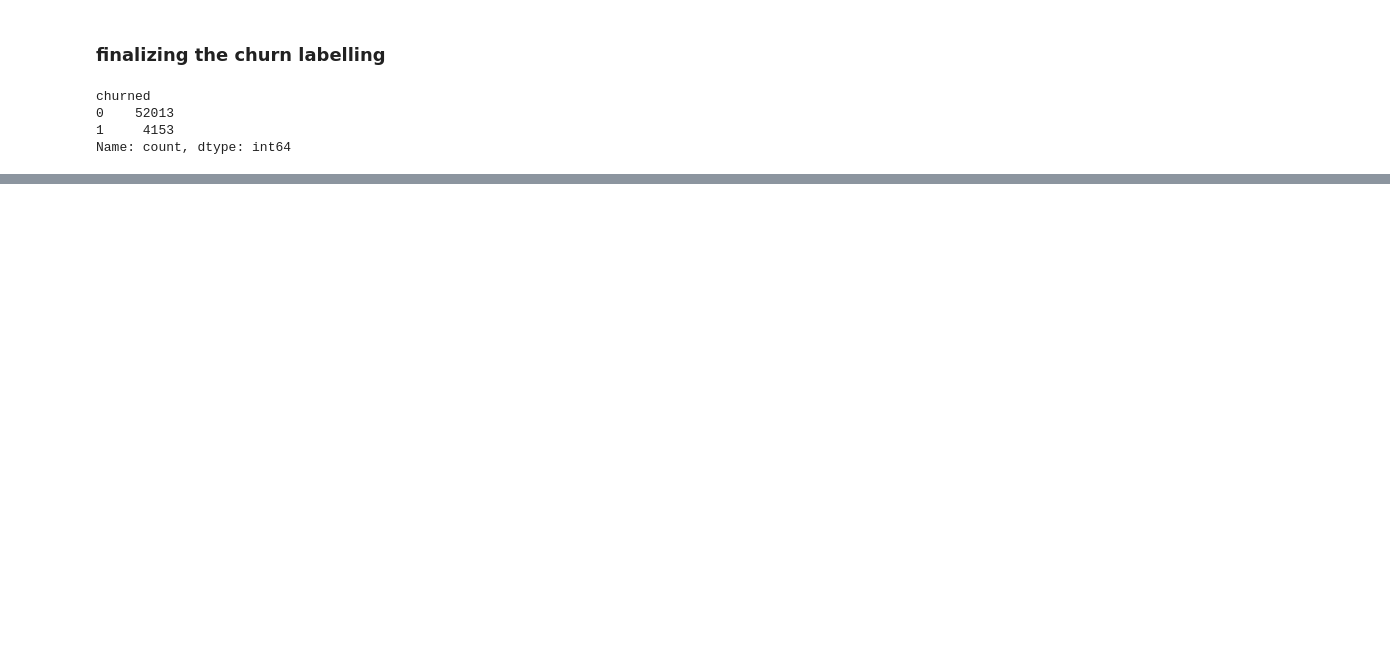
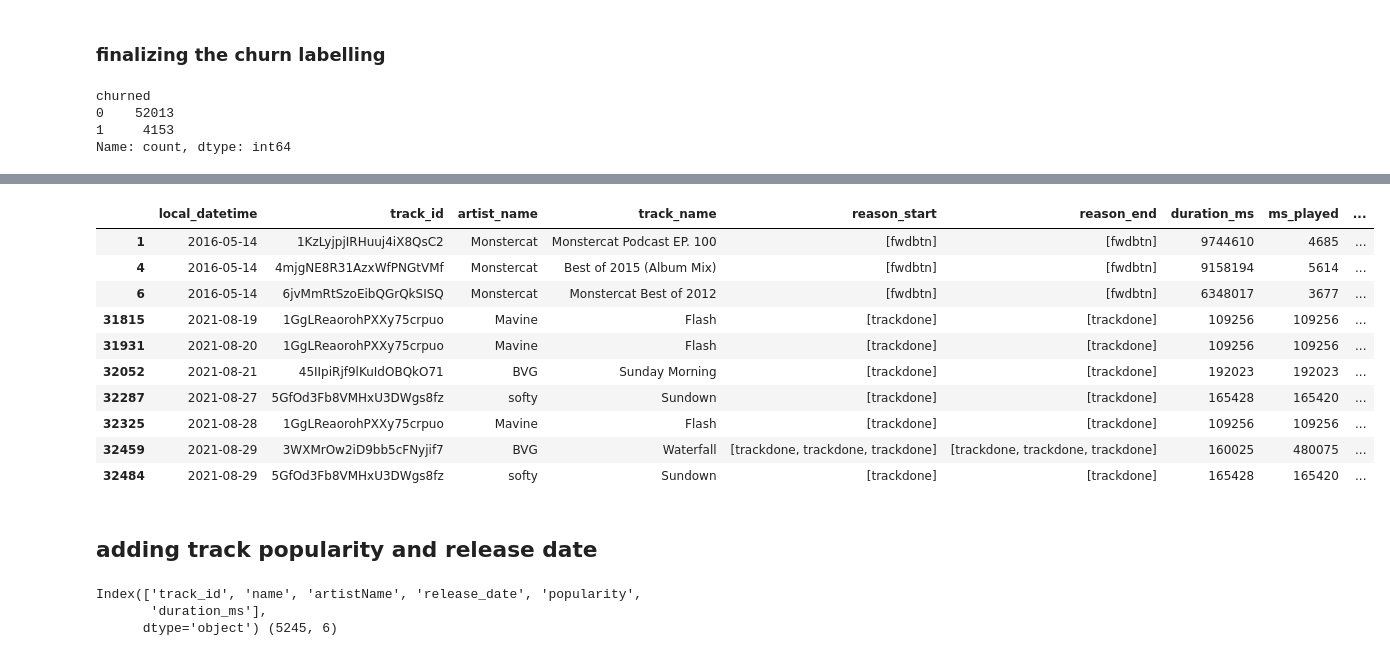
Before and after one commit to nazhifkojaz/Spotify-Analysis-Data-Collection-, a Jupyter notebook: churn_analysis.ipynb, the cells around one changed output, grey strips where cells are left out. Saved outputs shown, nothing was run; the diff lists cells and outputs as text; code cells hidden in the pictures; blank space fills up the shorter version.

```diff
--- a/churn_analysis.ipynb
+++ b/churn_analysis.ipynb
@@ -367,0 +429,5 @@ agg_stream_interactions.tail(20)
+# %%
+# merge the aggregated data with the tracks features
+merged_df = agg_stream_interactions.merge(tracks_features_df, on='track_id', how='left')
+# %%
+pd.set_option('display.max_columns', 50)
@@ -367,0 +473,15 @@ agg_stream_interactions.tail(20)
+# %%
+# show the rows with null values
+merged_df[merged_df['liveness'].isna()]
+# %% [output]
+|  | local_datetime | track_id | artist_name | track_name | reason_start | reason_end | duration_ms | ms_played | ... |
+| 1 | 2016-05-14 | 1KzLyjpjIRHuuj4iX8QsC2 | Monstercat | Monstercat Podcast EP. 100 | [fwdbtn] | [fwdbtn] | 9744610 | 4685 | ... |
+| 4 | 2016-05-14 | 4mjgNE8R31AzxWfPNGtVMf | Monstercat | Best of 2015 (Album Mix) | [fwdbtn] | [fwdbtn] | 9158194 | 5614 | ... |
+| 6 | 2016-05-14 | 6jvMmRtSzoEibQGrQkSISQ | Monstercat | Monstercat Best of 2012 | [fwdbtn] | [fwdbtn] | 6348017 | 3677 | ... |
+| 31815 | 2021-08-19 | 1GgLReaorohPXXy75crpuo | Mavine | Flash | [trackdone] | [trackdone] | 109256 | 109256 | ... |
+| 31931 | 2021-08-20 | 1GgLReaorohPXXy75crpuo | Mavine | Flash | [trackdone] | [trackdone] | 109256 | 109256 | ... |
+| 32052 | 2021-08-21 | 45IIpiRjf9lKuIdOBQkO71 | BVG | Sunday Morning | [trackdone] | [trackdone] | 192023 | 192023 | ... |
+| 32287 | 2021-08-27 | 5GfOd3Fb8VMHxU3DWgs8fz | softy | Sundown | [trackdone] | [trackdone] | 165428 | 165420 | ... |
+| 32325 | 2021-08-28 | 1GgLReaorohPXXy75crpuo | Mavine | Flash | [trackdone] | [trackdone] | 109256 | 109256 | ... |
+| 32459 | 2021-08-29 | 3WXMrOw2iD9bb5cFNyjif7 | BVG | Waterfall | [trackdone, trackdone, trackdone] | [trackdone, trackdone, trackdone] | 160025 | 480075 | ... |
+| 32484 | 2021-08-29 | 5GfOd3Fb8VMHxU3DWgs8fz | softy | Sundown | [trackdone] | [trackdone] | 165428 | 165420 | ... |
@@ -367,0 +491,10 @@ agg_stream_interactions.tail(20)
+# %% [markdown]
+##  adding track popularity and release date
+# %%
+# for this, we need to get the data from tracks_info_df
+tracks_info_df = pd.read_csv('datasets/tracks_info_df.csv')
+print(tracks_info_df.columns,tracks_info_df.shape)
+# %% [output]
+Index(['track_id', 'name', 'artistName', 'release_date', 'popularity',
+       'duration_ms'],
+      dtype='object') (5245, 6)
```
Also changed, not shown: parts of 30 cells of this notebook, 1 other file.
